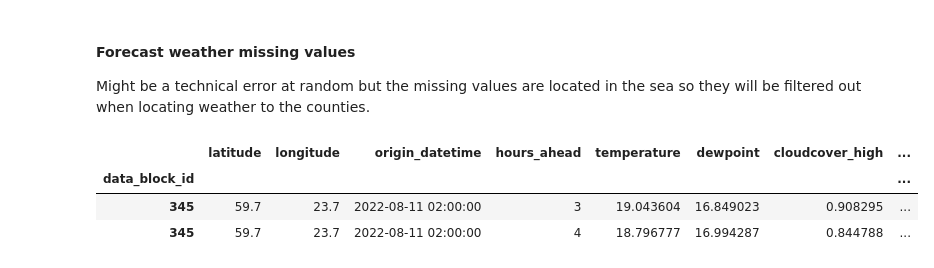
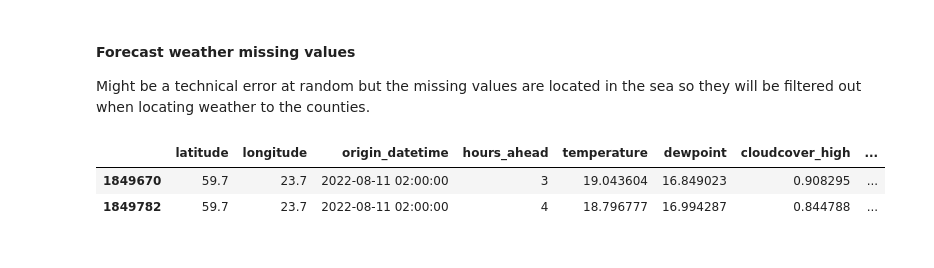
Before and after one commit to jerome-auguste/predict-energy-behavior-of-prosumers, a Jupyter notebook: exploratory_data_analysis.ipynb, the cells around one changed output. Saved outputs shown, nothing was run; the diff lists cells and outputs as text; code cells hidden in the pictures.

```diff
--- a/exploratory_data_analysis.ipynb
+++ b/exploratory_data_analysis.ipynb
@@ -11,34 +13,30 @@ Index is set as `data_block_id` because this is how data should be received.
 # %%
-client = pd.read_csv(
+data_dict = {}
+
+data_dict["client"] = pd.read_csv(
     "predict-energy-behavior-of-prosumers/client.csv",
-    index_col="data_block_id",
     parse_dates=["date"],
 )
-electricity_prices = pd.read_csv(
+data_dict["electricity_prices"] = pd.read_csv(
     "predict-energy-behavior-of-prosumers/electricity_prices.csv",
-    index_col="data_block_id",
     parse_dates=["forecast_date", "origin_date"],
 )
-forecast_weather = pd.read_csv(
+data_dict["forecast_weather"] = pd.read_csv(
     "predict-energy-behavior-of-prosumers/forecast_weather.csv",
-    index_col="data_block_id",
     parse_dates=["forecast_datetime", "origin_datetime"],
 )
-gas_prices = pd.read_csv(
+data_dict["gas_prices"] = pd.read_csv(
     "predict-energy-behavior-of-prosumers/gas_prices.csv",
-    index_col="data_block_id",
     parse_dates=["forecast_date", "origin_date"],
 )
-historical_weather = pd.read_csv(
+data_dict["historical_weather"] = pd.read_csv(
     "predict-energy-behavior-of-prosumers/historical_weather.csv",
-    index_col="data_block_id",
     parse_dates=["datetime"],
 )
-train = pd.read_csv(
+data_dict["train"] = pd.read_csv(
     "predict-energy-behavior-of-prosumers/train.csv",
-    index_col="data_block_id",
     parse_dates=["datetime"],
 )
-weather_station_to_county_mapping = pd.read_csv(
+data_dict["weather_station_to_county_mapping"] = pd.read_csv(
     "predict-energy-behavior-of-prosumers/weather_station_to_county_mapping.csv"
 )
@@ -114,9 +146,9 @@ Name: count, dtype: int64
 
 Might be a technical error at random but the missing values are located in the sea so they will be filtered out when locating weather to the counties.
 # %%
+forecast_weather = data_dict["forecast_weather"].copy()
 forecast_weather[forecast_weather["surface_solar_radiation_downwards"].isna()]
 # %% [output]
 |  | latitude | longitude | origin_datetime | hours_ahead | temperature | dewpoint | cloudcover_high | ... |
-| data_block_id |  |  |  |  |  |  |  | ... |
-| 345 | 59.7 | 23.7 | 2022-08-11 02:00:00 | 3 | 19.043604 | 16.849023 | 0.908295 | ... |
-| 345 | 59.7 | 23.7 | 2022-08-11 02:00:00 | 4 | 18.796777 | 16.994287 | 0.844788 | ... |
+| 1849670 | 59.7 | 23.7 | 2022-08-11 02:00:00 | 3 | 19.043604 | 16.849023 | 0.908295 | ... |
+| 1849782 | 59.7 | 23.7 | 2022-08-11 02:00:00 | 4 | 18.796777 | 16.994287 | 0.844788 | ... |
```
Also changed, not shown: parts of 27 cells of this notebook, 1 other file.
